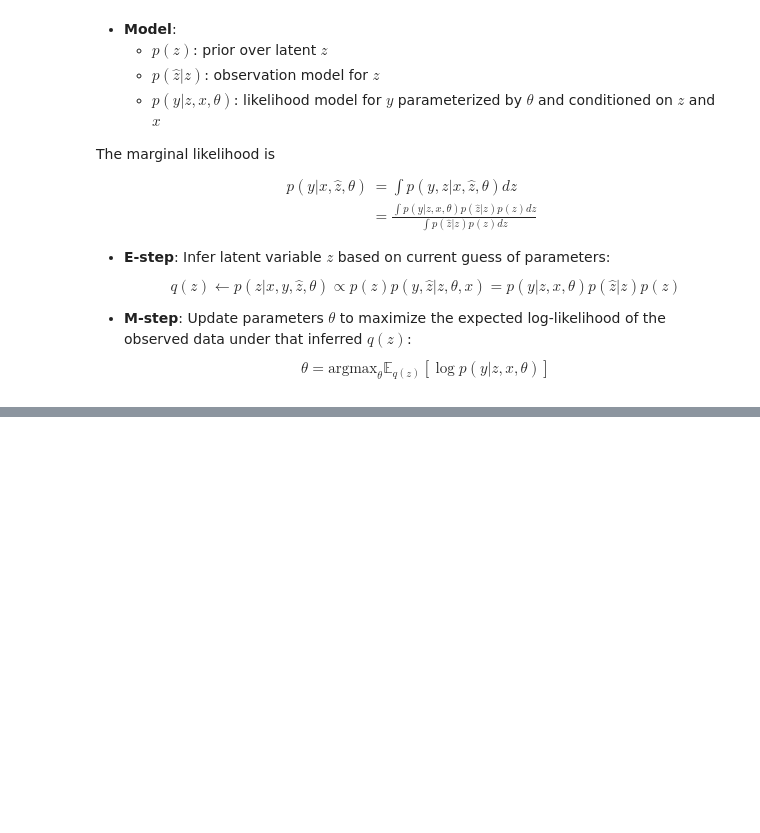
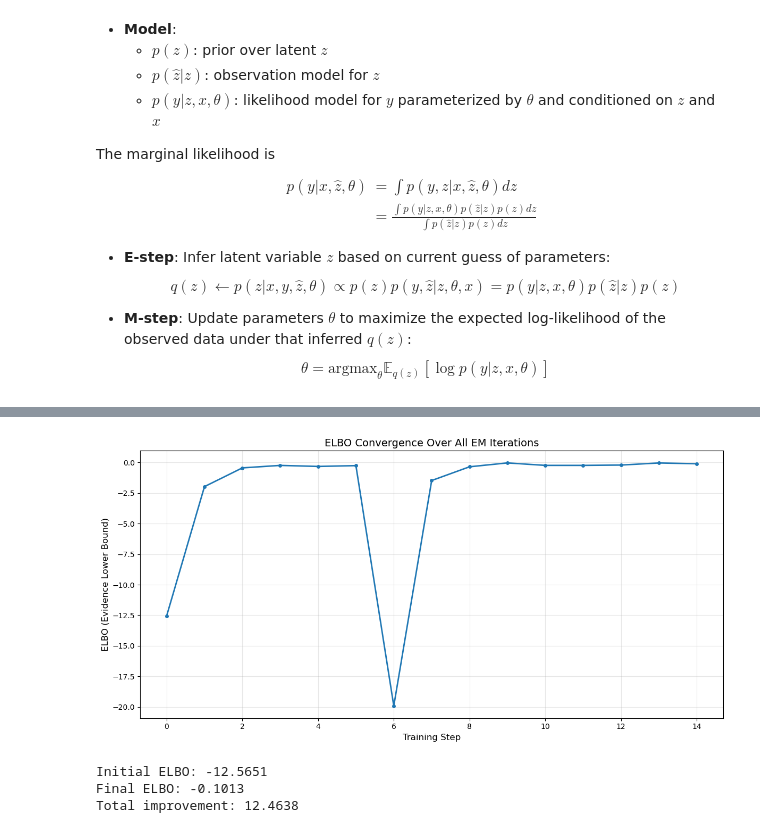
Before and after one commit to sunnyliu1220/latent-gaze, a Jupyter notebook: stats320_final_proj.ipynb, the cells around one changed output, grey strips where cells are left out. Cells and saved outputs as stored; diff of their text form; code cells hidden in the pictures; blank space fills up the shorter version.

```diff
--- a/stats320_final_proj.ipynb
+++ b/stats320_final_proj.ipynb
@@ -168,0 +200,15 @@ x = np.random.randn(5)
+# %%
+# Let's estimate the variance of each neuron's response
+all_responses = []
+for i in range(len(test_dataset_shifted)):
+    response = test_dataset_shifted[i][1]
+    all_responses.append(response)
+all_responses = torch.stack(all_responses, dim=0)
+print("All responses shape:", all_responses.shape)
+
+# Calculate the variance for each neuron across all samples
+neuron_variances = torch.var(all_responses, dim=0)
+print("Neuron variances shape:", neuron_variances.shape)
+print ("Neuron variances:", neuron_variances)
+var_mean = torch.mean(neuron_variances, dim=0)
+print("All mean:", var_mean)
@@ -168,0 +224,4 @@ x = np.random.randn(5)
+# %%
+# Let's run a full EM algorithm.
+q_z_prior = torch.ones((H, W), device=device) / (H * W)  # Uniform prior over pixels
+z_hat = torch.tensor([H/2-0.5, W/2-0.5], device=device)  # Put z_hat on the correct device
@@ -168,0 +280,19 @@ x = np.random.randn(5)
+# %%
+# Plot ELBO convergence over all EM iterations
+plt.figure(figsize=(12, 6))
+plt.plot(all_elbos, marker='o', linewidth=2, markersize=4)
+plt.title('ELBO Convergence Over All EM Iterations', fontsize=14)
+plt.xlabel('Training Step', fontsize=12)
+plt.ylabel('ELBO (Evidence Lower Bound)', fontsize=12)
+plt.grid(True, alpha=0.3)
+plt.tight_layout()
+plt.show()
+
+print(f"Initial ELBO: {all_elbos[0]:.4f}")
+print(f"Final ELBO: {all_elbos[-1]:.4f}")
+print(f"Total improvement: {all_elbos[-1] - all_elbos[0]:.4f}")
+# %% [output]
+[figure, added]
+Initial ELBO: -12.5651
+Final ELBO: -0.1013
+Total improvement: 12.4638
```
Also changed, not shown: parts of 38 cells of this notebook, 4 other files.
